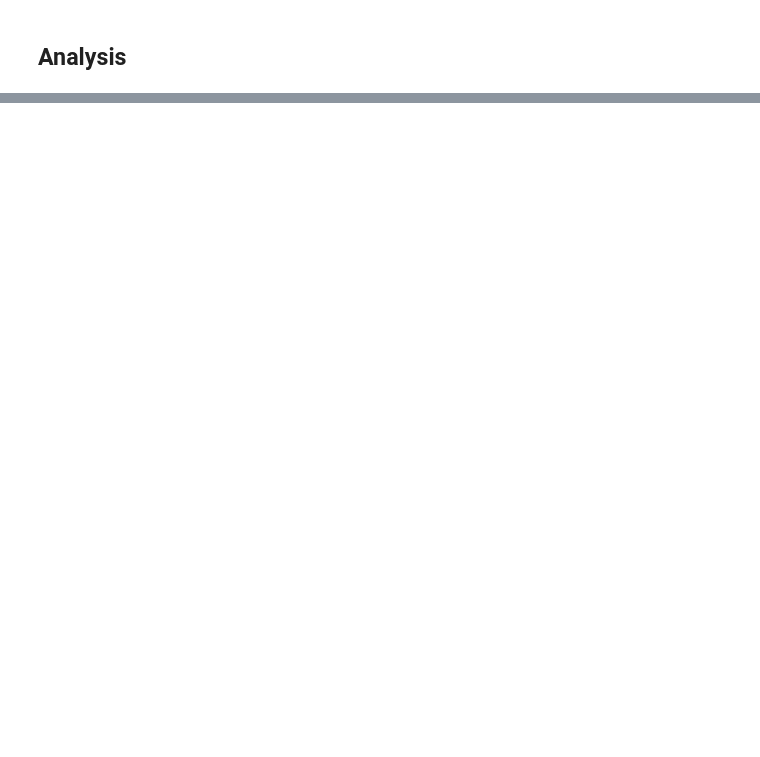
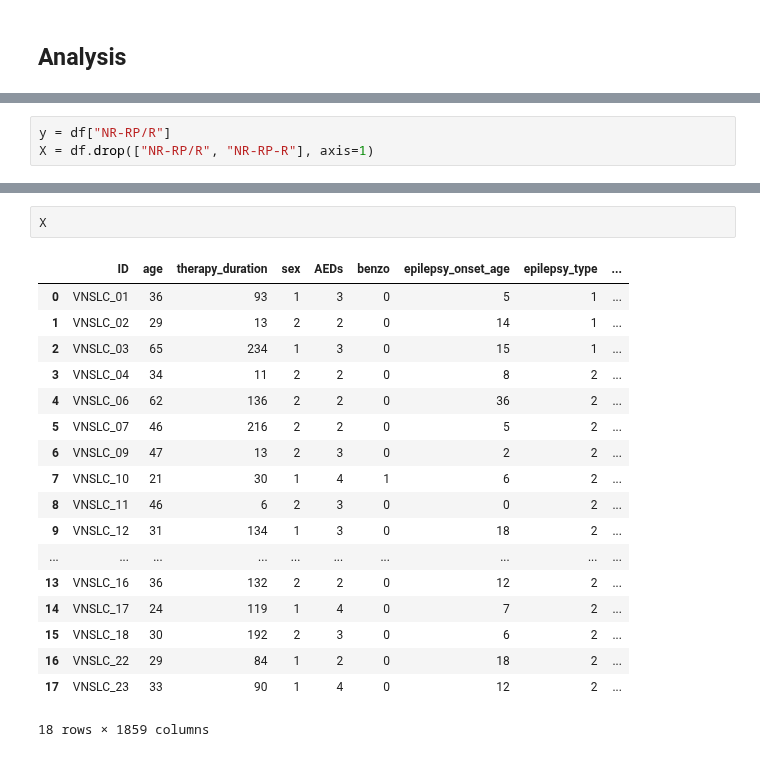
Before and after one commit to PiLAB-Medical-Imaging/TFE23-740_Epilepsy, a Jupyter notebook: src/analysis.ipynb, the cells around one changed output, grey strips where cells are left out. Drawn from its saved outputs; the diff is of its cells as text; blank space fills up the shorter version.

```diff
--- a/src/analysis.ipynb
+++ b/src/analysis.ipynb
@@ -60,0 +86,3 @@ df
+# %%
+y = df["NR-RP/R"]
+X = df.drop(["NR-RP/R", "NR-RP-R"], axis=1)
@@ -60,0 +107,21 @@ df
+# %%
+X
+# %% [output]
+|  | ID | age | therapy_duration | sex | AEDs | benzo | epilepsy_onset_age | epilepsy_type | ... |
+| 0 | VNSLC_01 | 36 | 93 | 1 | 3 | 0 | 5 | 1 | ... |
+| 1 | VNSLC_02 | 29 | 13 | 2 | 2 | 0 | 14 | 1 | ... |
+| 2 | VNSLC_03 | 65 | 234 | 1 | 3 | 0 | 15 | 1 | ... |
+| 3 | VNSLC_04 | 34 | 11 | 2 | 2 | 0 | 8 | 2 | ... |
+| 4 | VNSLC_06 | 62 | 136 | 2 | 2 | 0 | 36 | 2 | ... |
+| 5 | VNSLC_07 | 46 | 216 | 2 | 2 | 0 | 5 | 2 | ... |
+| 6 | VNSLC_09 | 47 | 13 | 2 | 3 | 0 | 2 | 2 | ... |
+| 7 | VNSLC_10 | 21 | 30 | 1 | 4 | 1 | 6 | 2 | ... |
+| 8 | VNSLC_11 | 46 | 6 | 2 | 3 | 0 | 0 | 2 | ... |
+| 9 | VNSLC_12 | 31 | 134 | 1 | 3 | 0 | 18 | 2 | ... |
+| ... | ... | ... | ... | ... | ... | ... | ... | ... | ... |
+| 13 | VNSLC_16 | 36 | 132 | 2 | 2 | 0 | 12 | 2 | ... |
+| 14 | VNSLC_17 | 24 | 119 | 1 | 4 | 0 | 7 | 2 | ... |
+| 15 | VNSLC_18 | 30 | 192 | 2 | 3 | 0 | 6 | 2 | ... |
+| 16 | VNSLC_22 | 29 | 84 | 1 | 2 | 0 | 18 | 2 | ... |
+| 17 | VNSLC_23 | 33 | 90 | 1 | 4 | 0 | 12 | 2 | ... |
+18 rows × 1859 columns
```
Also changed, not shown: parts of 5 cells of this notebook, 2 other files.
